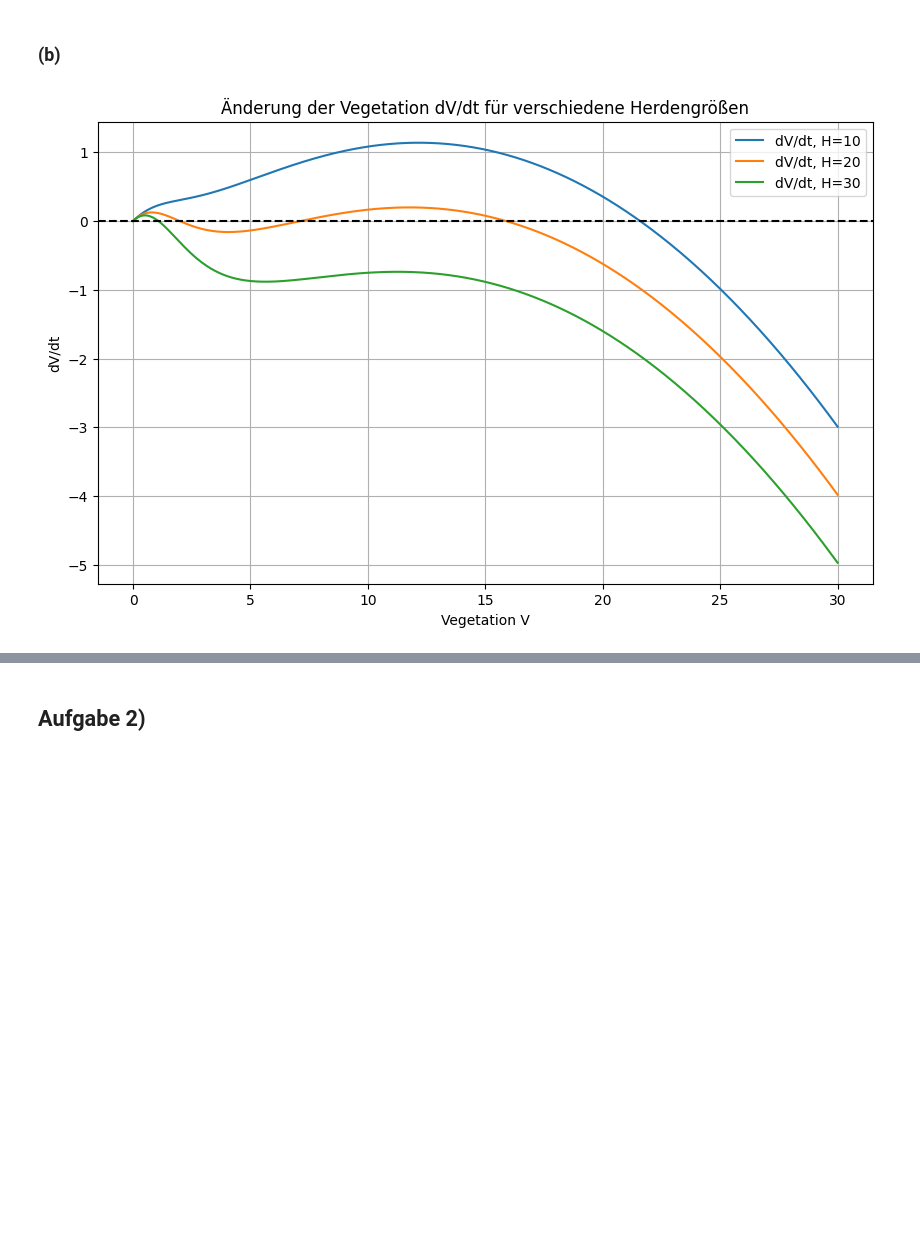
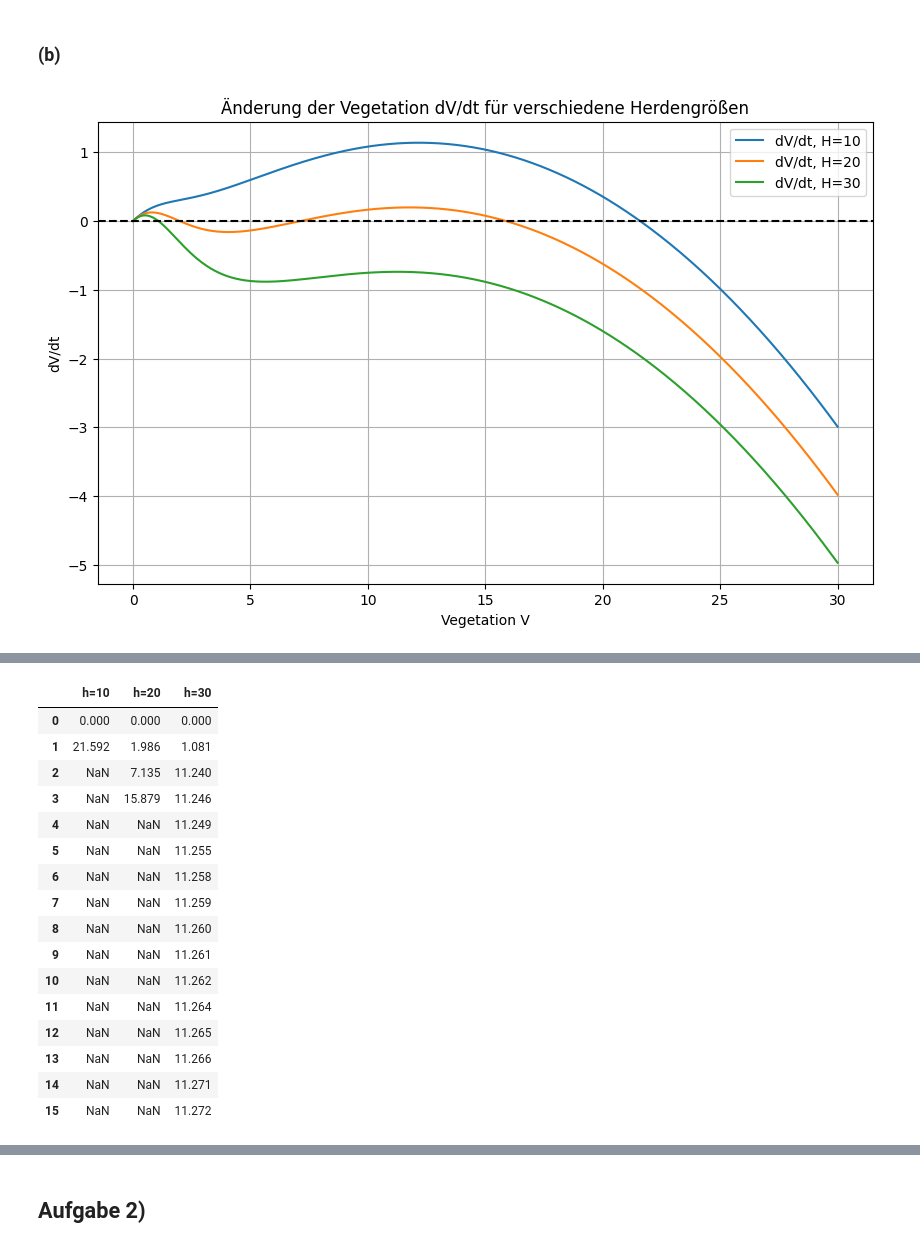
Before and after one commit to tombk556/MSM-Modellbildung-und-Modellanpassung, a Jupyter notebook: src/blatt_6.ipynb, the cells around one changed output, grey strips where cells are left out. Cells and saved outputs as stored; diff of their text form; code cells hidden in the pictures; blank space fills up the shorter version.

```diff
--- a/src/blatt_6.ipynb
+++ b/src/blatt_6.ipynb
@@ -63,5 +65,23 @@ plt.legend()
 plt.title('Änderung der Vegetation dV/dt für verschiedene Herdengrößen')
 plt.grid(True)
 plt.show()
+
+### Gleichgeweichte
+equilibria = {}
+V_initial_guesses = np.linspace(0, K, 50)
+
+for h in H:
+    eq_points = []
+    for V0_guess in V_initial_guesses:
+        V_star = fsolve(dV_dt, V0_guess, args=(h))
+        if 0 <= V_star[0] <= K:
+            eq_points.append(V_star[0])
+
+    equilibria[h] = np.unique(np.round(eq_points, decimals=3))
+
+df_equilibria = pd.DataFrame.from_dict(equilibria, orient='index').T
+df_equilibria.columns = [f'h={h}' for h in H]
+
+df_equilibria
 # %% [output]
 [figure]
@@ -67,0 +90,17 @@ plt.show()
+|  | h=10 | h=20 | h=30 |
+| 0 | 0.000 | 0.000 | 0.000 |
+| 1 | 21.592 | 1.986 | 1.081 |
+| 2 | NaN | 7.135 | 11.240 |
+| 3 | NaN | 15.879 | 11.246 |
+| 4 | NaN | NaN | 11.249 |
+| 5 | NaN | NaN | 11.255 |
+| 6 | NaN | NaN | 11.258 |
+| 7 | NaN | NaN | 11.259 |
+| 8 | NaN | NaN | 11.260 |
+| 9 | NaN | NaN | 11.261 |
+| 10 | NaN | NaN | 11.262 |
+| 11 | NaN | NaN | 11.264 |
+| 12 | NaN | NaN | 11.265 |
+| 13 | NaN | NaN | 11.266 |
+| 14 | NaN | NaN | 11.271 |
+| 15 | NaN | NaN | 11.272 |
```
Also changed, not shown: parts of 3 cells of this notebook, 2 other files.
